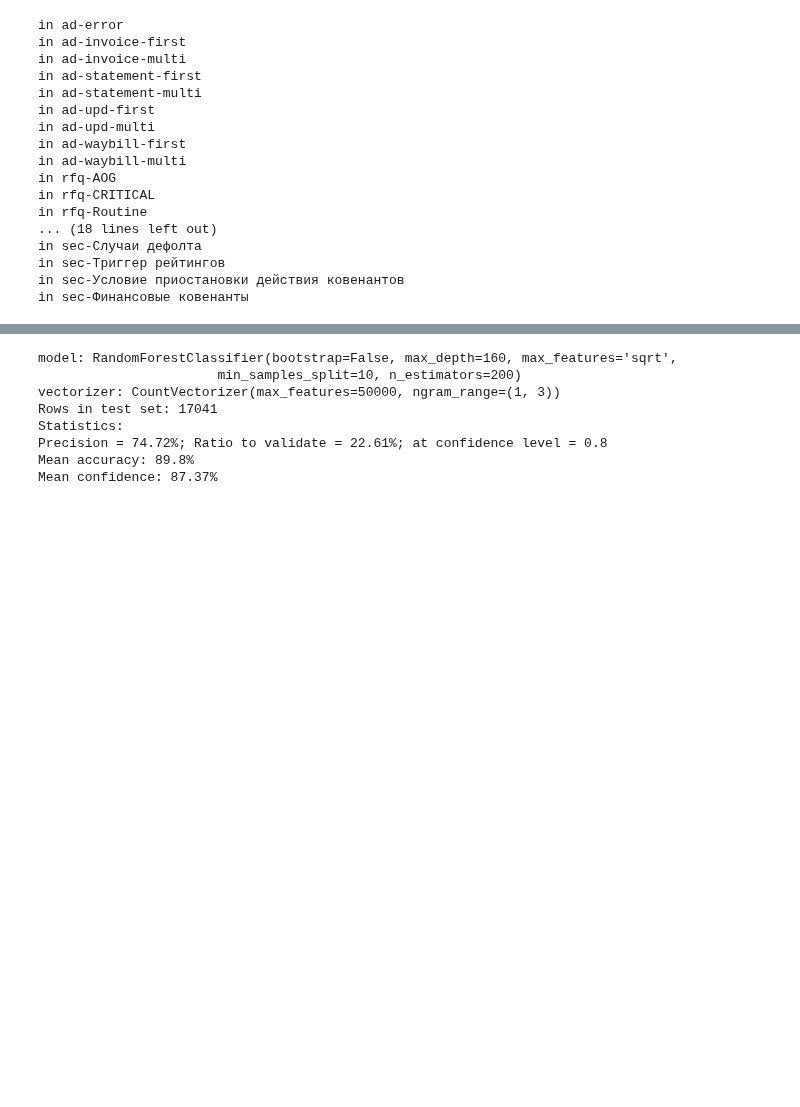
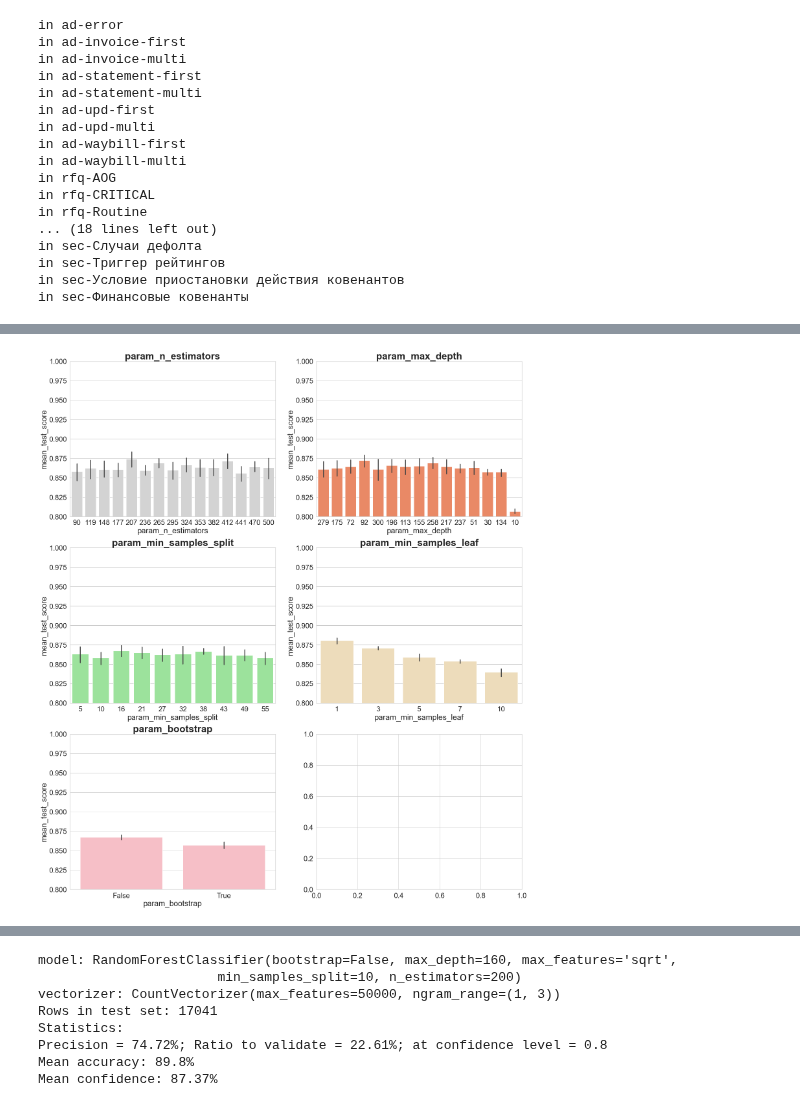
Before and after one commit to cherepasshka/document-classifier, a Jupyter notebook: DOCUMENT_CLASSIFIER.ipynb, the cells around one changed output, grey strips where cells are left out. Saved outputs shown, nothing was run; the diff lists cells and outputs as text; code cells hidden in the pictures; blank space fills up the shorter version.

```diff
--- a/DOCUMENT_CLASSIFIER.ipynb
+++ b/DOCUMENT_CLASSIFIER.ipynb
@@ -353,0 +413,16 @@ Mean confidence: 87.49%
+# %%
+n_estimators = [int(x) for x in np.linspace(start=90, stop=500, num=15)]
+max_depth = [int(x) for x in np.linspace(start=10, stop=300, num=15)] + [None]
+min_samples_split = [int(x) for x in np.linspace(start=5, stop=55, num=10)]
+min_samples_leaf = [int(x) for x in np.linspace(start=1, stop=10, num=5)]
+bootstrap = [True, False]
+
+param_dist = {
+    'n_estimators' : n_estimators,
+    'max_depth' : max_depth,
+    'min_samples_split' : min_samples_split,
+    'min_samples_leaf' : min_samples_leaf,
+    'bootstrap' : bootstrap,
+}
+for key in param_dist.keys():
+    print('{}: {}'.format(key, param_dist[key]))
@@ -353,0 +435,2 @@ Mean confidence: 87.49%
+# %%
+rs2 = RunRandomizedCrossValidation(RandomForestClassifier(max_features='sqrt'), param_dist, 3, 170)
@@ -353,0 +456,3 @@ Mean confidence: 87.49%
+# %%
+rs2_df = GetResultsDataFrame(rs2)
+rs2_df.head(10)
@@ -353,0 +471,4 @@ Mean confidence: 87.49%
+# %%
+ShowGraphics(param_dist, rs2_df, 0.8)
+# %% [output]
+[figure, added]
```
Also changed, not shown: parts of 44 cells of this notebook.
